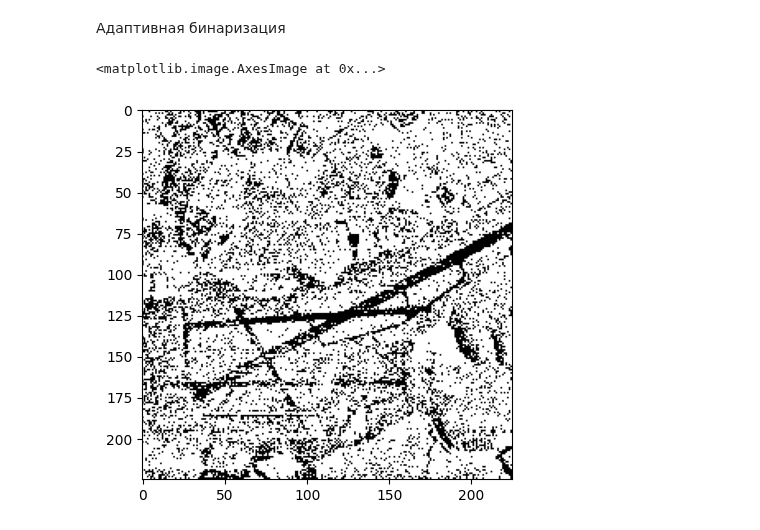
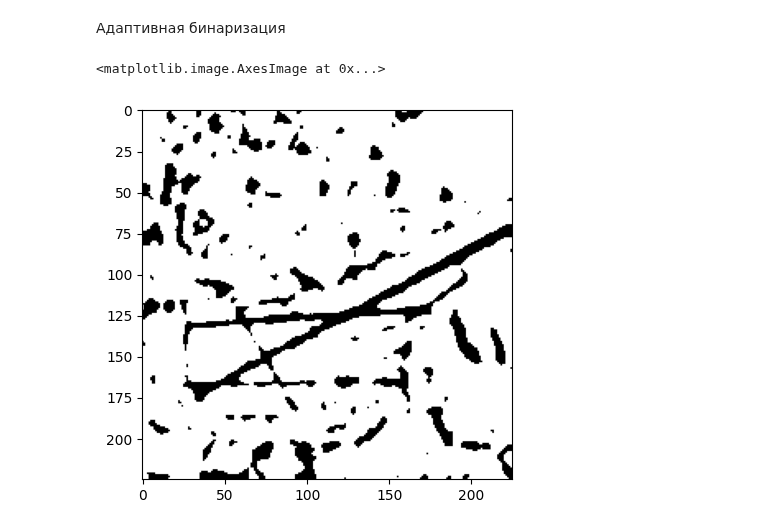
Before and after one commit to ionfy/image-processing, a Jupyter notebook: Task3/Task3.ipynb, the cells around one changed output. Drawn from its saved outputs; the diff is of its cells as text; code cells hidden in the pictures.

```diff
--- a/Task3/Task3.ipynb
+++ b/Task3/Task3.ipynb
@@ -15,7 +15,7 @@ plt.imshow(image_gray, cmap="gray")
 # %% [markdown]
 # 1. Для изображения sar_3.jpg найти наиболее протяженный участок
 # %%
-image_blur = cv2.medianBlur(image_gray, 5)
+image_blur = cv2.GaussianBlur(image_gray, (9, 9), 0)
 # %%
 plt.imshow(image_blur, cmap="gray")
 # %% [output]
@@ -70,8 +72,8 @@ plt.imshow(otsu, cmap="gray")
 # %% [markdown]
 Адаптивная бинаризация
 # %%
-adapt = cv2.adaptiveThreshold(image_gray,255,cv2.ADAPTIVE_THRESH_GAUSSIAN_C, cv2.THRESH_BINARY,75,25)
+adapt = cv2.adaptiveThreshold(image_blur,255,cv2.ADAPTIVE_THRESH_GAUSSIAN_C, cv2.THRESH_BINARY,51,15)
 plt.imshow(adapt, cmap="gray")
 # %% [output]
 <matplotlib.image.AxesImage at 0x...>
-[figure, old version]
+[figure, new version]
```
Also changed, not shown: parts of 3 cells of this notebook.
